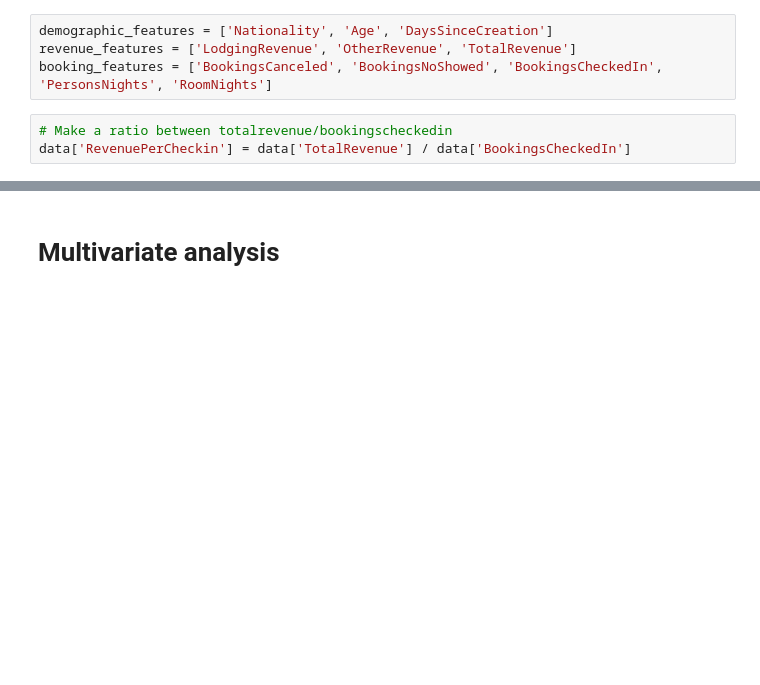
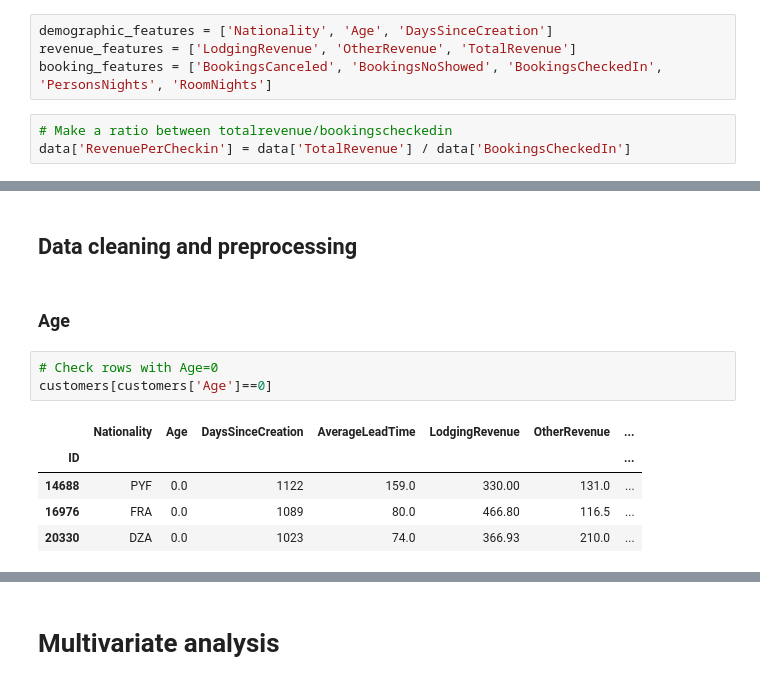
Before and after one commit to RubenCMarques/Hotel-Customer-Segmentation, a Jupyter notebook: Notebooks/Diogo_workspace.ipynb, the cells around one changed output, grey strips where cells are left out. Saved outputs shown, nothing was run; the diff lists cells and outputs as text; blank space fills up the shorter version.

```diff
--- a/Notebooks/Diogo_workspace.ipynb
+++ b/Notebooks/Diogo_workspace.ipynb
@@ -1071,0 +1099,13 @@ data[demographic_features].sample(5)
+# %% [markdown]
+## Data cleaning and preprocessing
+# %% [markdown]
+### Age
+# %%
+# Check rows with Age=0
+customers[customers['Age']==0]
+# %% [output]
+|  | Nationality | Age | DaysSinceCreation | AverageLeadTime | LodgingRevenue | OtherRevenue | ... |
+| ID |  |  |  |  |  |  | ... |
+| 14688 | PYF | 0.0 | 1122 | 159.0 | 330.00 | 131.0 | ... |
+| 16976 | FRA | 0.0 | 1089 | 80.0 | 466.80 | 116.5 | ... |
+| 20330 | DZA | 0.0 | 1023 | 74.0 | 366.93 | 210.0 | ... |
```
Also changed, not shown: parts of 13 cells of this notebook, 1 other file.
